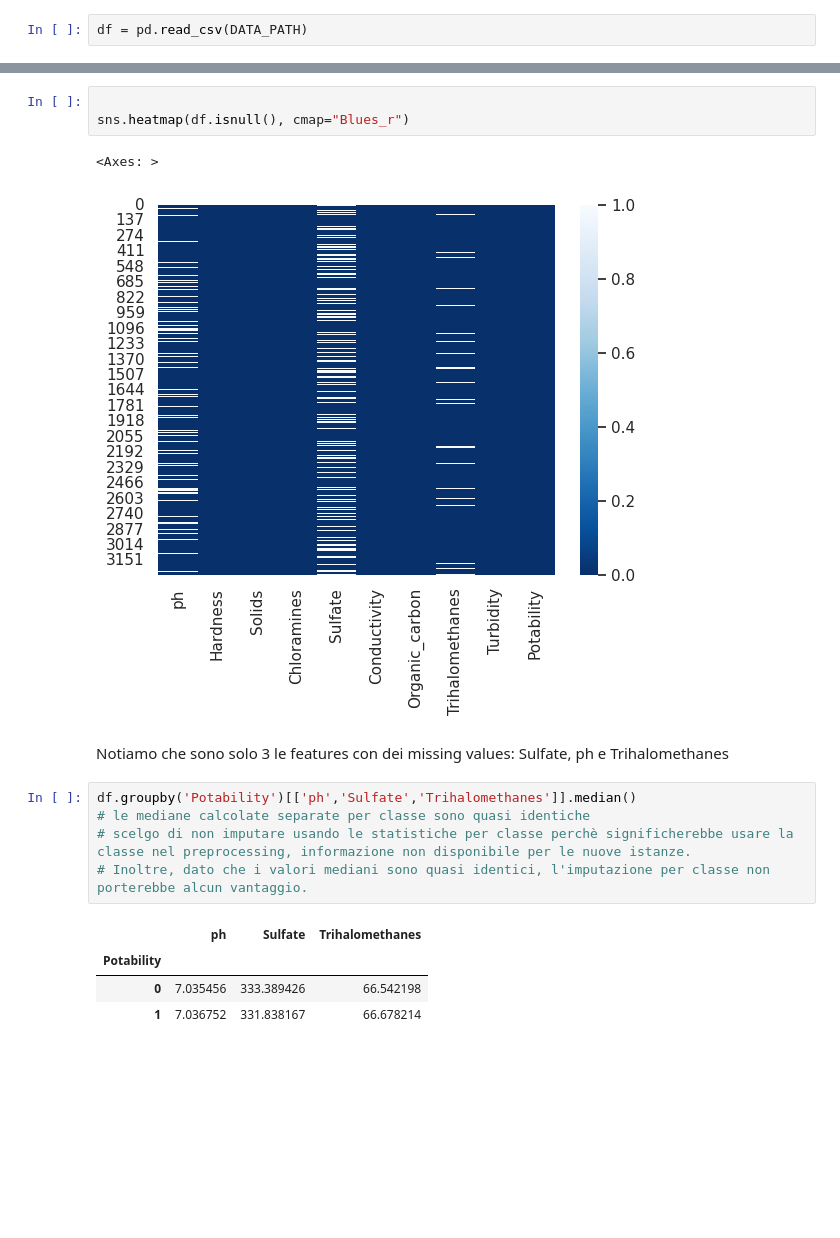
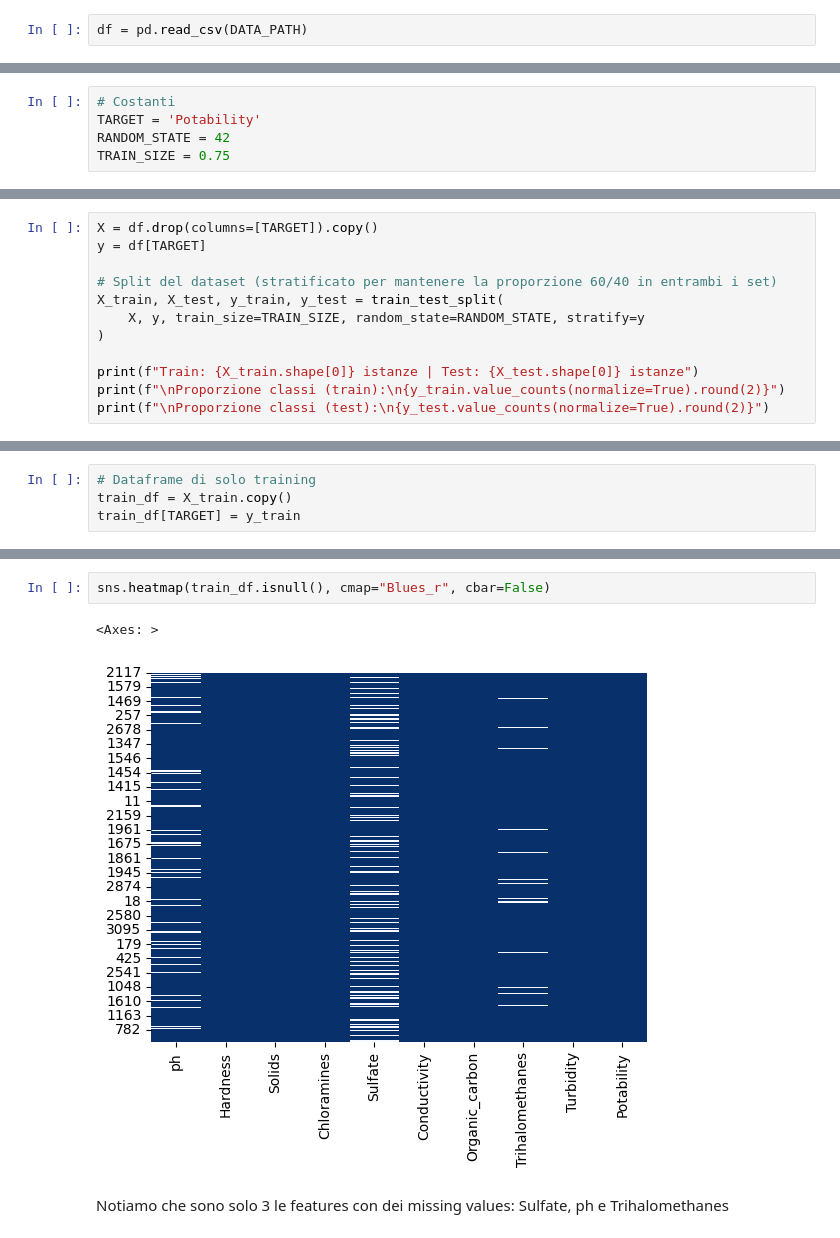
Before and after one commit to PatrickPasolini/water_potability_classification, a Jupyter notebook: water_potability_classification.ipynb, the cells around one changed output, grey strips where cells are left out. Drawn from its saved outputs; the diff is of its cells as text; blank space fills up the shorter version.

```diff
--- a/water_potability_classification.ipynb
+++ b/water_potability_classification.ipynb
@@ -67,0 +59,5 @@ plt.show()
+# %%
+# Costanti
+TARGET = 'Potability'
+RANDOM_STATE = 42
+TRAIN_SIZE = 0.75
@@ -67,0 +106,12 @@ plt.show()
+# %%
+X = df.drop(columns=[TARGET]).copy()
+y = df[TARGET]
+
+# Split del dataset (stratificato per mantenere la proporzione 60/40 in entrambi i set)
+X_train, X_test, y_train, y_test = train_test_split(
+    X, y, train_size=TRAIN_SIZE, random_state=RANDOM_STATE, stratify=y
+)
+
+print(f"Train: {X_train.shape[0]} istanze | Test: {X_test.shape[0]} istanze")
+print(f"\nProporzione classi (train):\n{y_train.value_counts(normalize=True).round(2)}")
+print(f"\nProporzione classi (test):\n{y_test.value_counts(normalize=True).round(2)}")
@@ -67,0 +132,4 @@ plt.show()
+# %%
+# Dataframe di solo training
+train_df = X_train.copy()
+train_df[TARGET] = y_train
@@ -97,18 +244,7 @@ plt.show()
 # %%
-
-sns.heatmap(df.isnull(), cmap="Blues_r")
+sns.heatmap(train_df.isnull(), cmap="Blues_r", cbar=False)
 # %% [output]
 <Axes: >
-[figure, old version]
+[figure, new version]
 # %% [markdown]
 Notiamo che sono solo 3 le features con dei missing values: Sulfate, ph e Trihalomethanes
-# %%
-df.groupby('Potability')[['ph','Sulfate','Trihalomethanes']].median()
-# le mediane calcolate separate per classe sono quasi identiche
-# scelgo di non imputare usando le statistiche per classe perchè significherebbe usare la classe nel preprocessing, informazione non disponibile per le nuove istanze.
-# Inoltre, dato che i valori mediani sono quasi identici, l'imputazione per classe non porterebbe alcun vantaggio.
-# %% [output]
-|  | ph | Sulfate | Trihalomethanes |
-| Potability |  |  |  |
-| 0 | 7.035456 | 333.389426 | 66.542198 |
-| 1 | 7.036752 | 331.838167 | 66.678214 |
```
Also changed, not shown: parts of 71 cells of this notebook.
